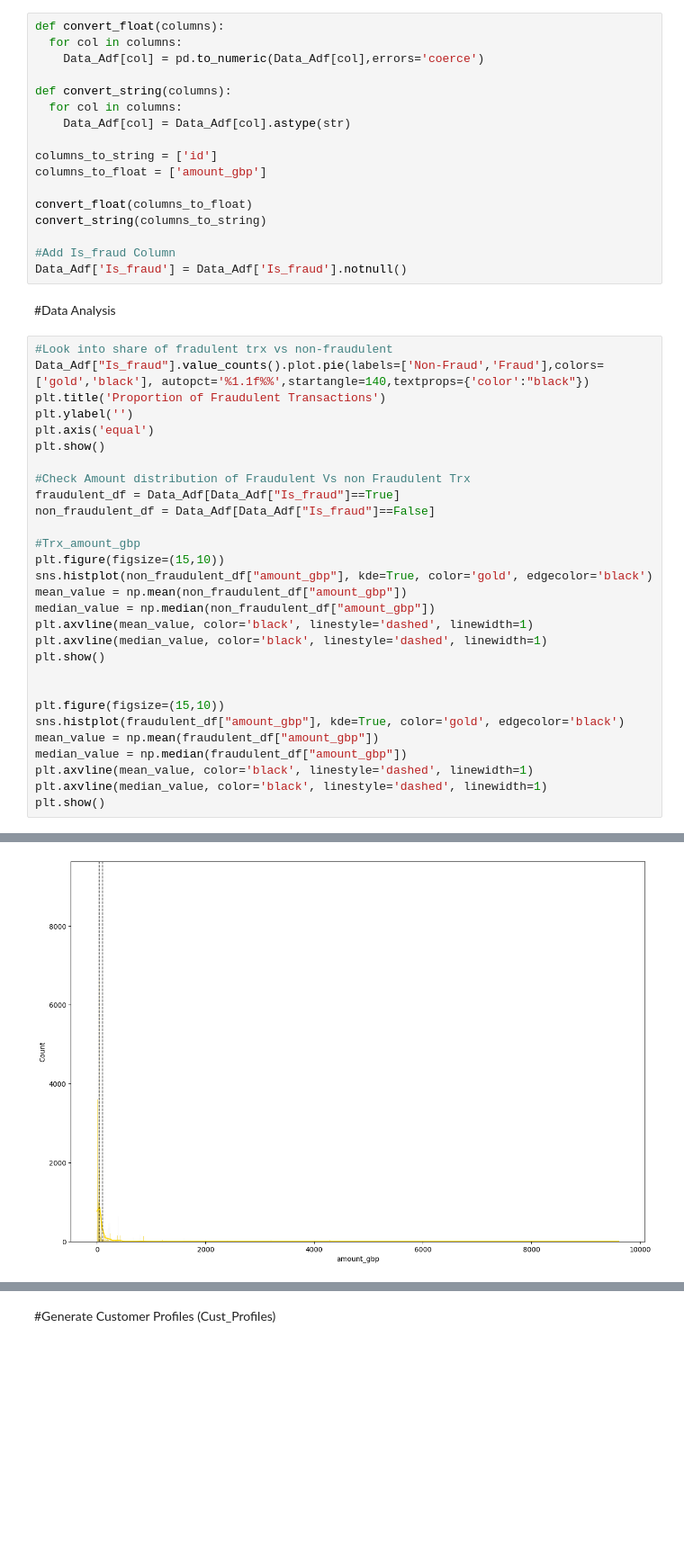
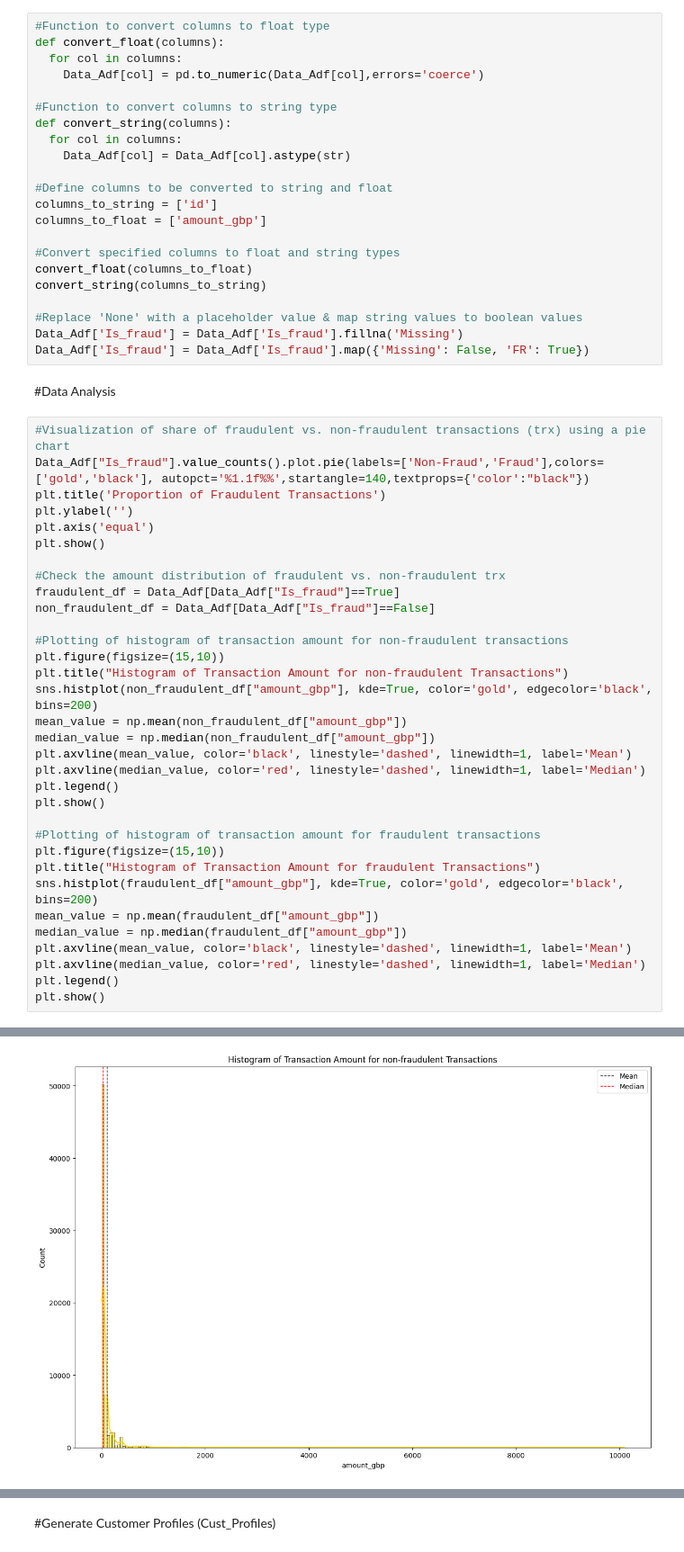
Before and after one commit to MaayanHagbi/CAS_ADS_Final_Project, a Jupyter notebook: Fraud_Detection_ML_(CAS_ADS).ipynb, the cells around one changed output, grey strips where cells are left out. Shown at 90% size. Drawn from its saved outputs; the diff is of its cells as text; blank space fills up the shorter version.

```diff
--- a/Fraud_Detection_ML_(CAS_ADS).ipynb
+++ b/Fraud_Detection_ML_(CAS_ADS).ipynb
@@ -101,51 +112,60 @@ duplicate_rows
 # %% [markdown]
 #Conversion and Creation of Variables
 # %%
+#Function to convert columns to float type
 def convert_float(columns):
   for col in columns:
     Data_Adf[col] = pd.to_numeric(Data_Adf[col],errors='coerce')
 
+#Function to convert columns to string type
 def convert_string(columns):
   for col in columns:
     Data_Adf[col] = Data_Adf[col].astype(str)
 
+#Define columns to be converted to string and float
 columns_to_string = ['id']
 columns_to_float = ['amount_gbp']
 
+#Convert specified columns to float and string types
 convert_float(columns_to_float)
 convert_string(columns_to_string)
 
-#Add Is_fraud Column
-Data_Adf['Is_fraud'] = Data_Adf['Is_fraud'].notnull()
+#Replace 'None' with a placeholder value & map string values to boolean values
+Data_Adf['Is_fraud'] = Data_Adf['Is_fraud'].fillna('Missing')
+Data_Adf['Is_fraud'] = Data_Adf['Is_fraud'].map({'Missing': False, 'FR': True})
 # %% [markdown]
 #Data Analysis
 # %%
-#Look into share of fradulent trx vs non-fraudulent
+#Visualization of share of fraudulent vs. non-fraudulent transactions (trx) using a pie chart
 Data_Adf["Is_fraud"].value_counts().plot.pie(labels=['Non-Fraud','Fraud'],colors=['gold','black'], autopct='%1.1f%%',startangle=140,textprops={'color':"black"})
 plt.title('Proportion of Fraudulent Transactions')
 plt.ylabel('')
 plt.axis('equal')
 plt.show()
 
-#Check Amount distribution of Fraudulent Vs non Fraudulent Trx
+#Check the amount distribution of fraudulent vs. non-fraudulent trx
 fraudulent_df = Data_Adf[Data_Adf["Is_fraud"]==True]
 non_fraudulent_df = Data_Adf[Data_Adf["Is_fraud"]==False]
 
-#Trx_amount_gbp
+#Plotting of histogram of transaction amount for non-fraudulent transactions
 plt.figure(figsize=(15,10))
-sns.histplot(non_fraudulent_df["amount_gbp"], kde=True, color='gold', edgecolor='black')
+plt.title("Histogram of Transaction Amount for non-fraudulent Transactions")
+sns.histplot(non_fraudulent_df["amount_gbp"], kde=True, color='gold', edgecolor='black', bins=200)
 mean_value = np.mean(non_fraudulent_df["amount_gbp"])
 median_value = np.median(non_fraudulent_df["amount_gbp"])
-plt.axvline(mean_value, color='black', linestyle='dashed', linewidth=1)
-plt.axvline(median_value, color='black', linestyle='dashed', linewidth=1)
+plt.axvline(mean_value, color='black', linestyle='dashed', linewidth=1, label='Mean')
+plt.axvline(median_value, color='red', linestyle='dashed', linewidth=1, label='Median')
+plt.legend()
 plt.show()
 
-
+#Plotting of histogram of transaction amount for fraudulent transactions
 plt.figure(figsize=(15,10))
-sns.histplot(fraudulent_df["amount_gbp"], kde=True, color='gold', edgecolor='black')
+plt.title("Histogram of Transaction Amount for fraudulent Transactions")
+sns.histplot(fraudulent_df["amount_gbp"], kde=True, color='gold', edgecolor='black', bins=200)
 mean_value = np.mean(fraudulent_df["amount_gbp"])
 median_value = np.median(fraudulent_df["amount_gbp"])
-plt.axvline(mean_value, color='black', linestyle='dashed', linewidth=1)
-plt.axvline(median_value, color='black', linestyle='dashed', linewidth=1)
+plt.axvline(mean_value, color='black', linestyle='dashed', linewidth=1, label='Mean')
+plt.axvline(median_value, color='red', linestyle='dashed', linewidth=1, label='Median')
+plt.legend()
 plt.show()
 # %% [output]
@@ -153 +173 @@ plt.show()
-[figure, old version]
+[figure, new version]
```
Also changed, not shown: parts of 28 cells of this notebook.
